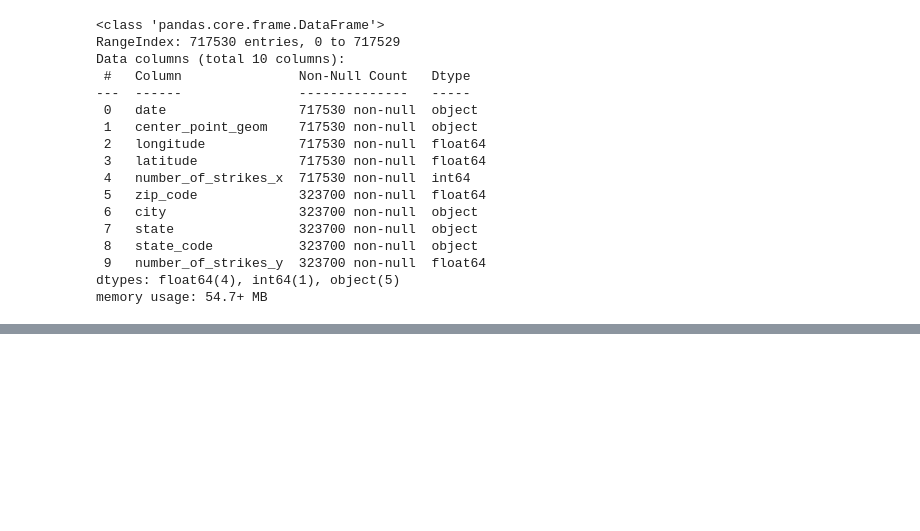
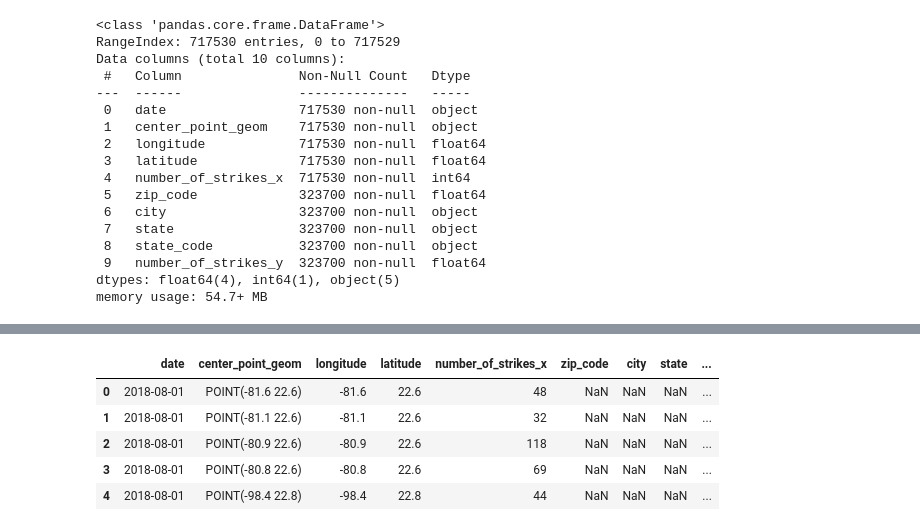
Before and after one commit to yildizramazan/daily-lightning-strikes, a Jupyter notebook: dealing-with-missing-data.ipynb, the cells around one changed output, grey strips where cells are left out. Saved outputs shown, nothing was run; the diff lists cells and outputs as text; code cells hidden in the pictures; blank space fills up the shorter version.

```diff
--- a/dealing-with-missing-data.ipynb
+++ b/dealing-with-missing-data.ipynb
@@ -73,3 +64,6 @@ Data columns (total 10 columns):
  9   number_of_strikes_y  323700 non-null  float64
 dtypes: float64(4), int64(1), object(5)
 memory usage: 54.7+ MB
+# %%
+df_null_geo = df_joined[pd.isnull(df_joined.state_code)]
+df_null_geo.shape
@@ -75,0 +92,9 @@ memory usage: 54.7+ MB
+# %%
+df_null_geo.head()
+# %% [output]
+|  | date | center_point_geom | longitude | latitude | number_of_strikes_x | zip_code | city | state | ... |
+| 0 | 2018-08-01 | POINT(-81.6 22.6) | -81.6 | 22.6 | 48 | NaN | NaN | NaN | ... |
+| 1 | 2018-08-01 | POINT(-81.1 22.6) | -81.1 | 22.6 | 32 | NaN | NaN | NaN | ... |
+| 2 | 2018-08-01 | POINT(-80.9 22.6) | -80.9 | 22.6 | 118 | NaN | NaN | NaN | ... |
+| 3 | 2018-08-01 | POINT(-80.8 22.6) | -80.8 | 22.6 | 69 | NaN | NaN | NaN | ... |
+| 4 | 2018-08-01 | POINT(-98.4 22.8) | -98.4 | 22.8 | 44 | NaN | NaN | NaN | ... |
```
Also changed, not shown: parts of 5 cells of this notebook.
